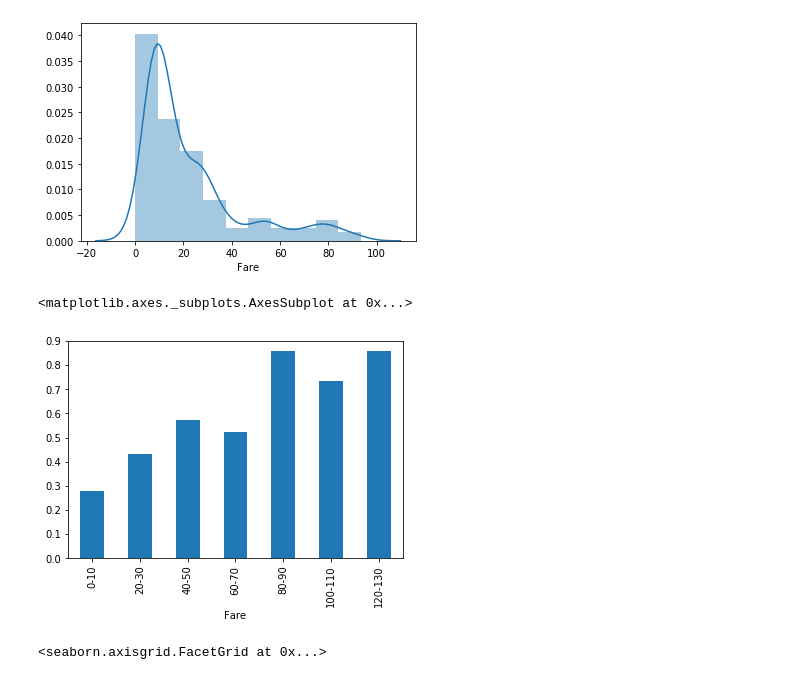
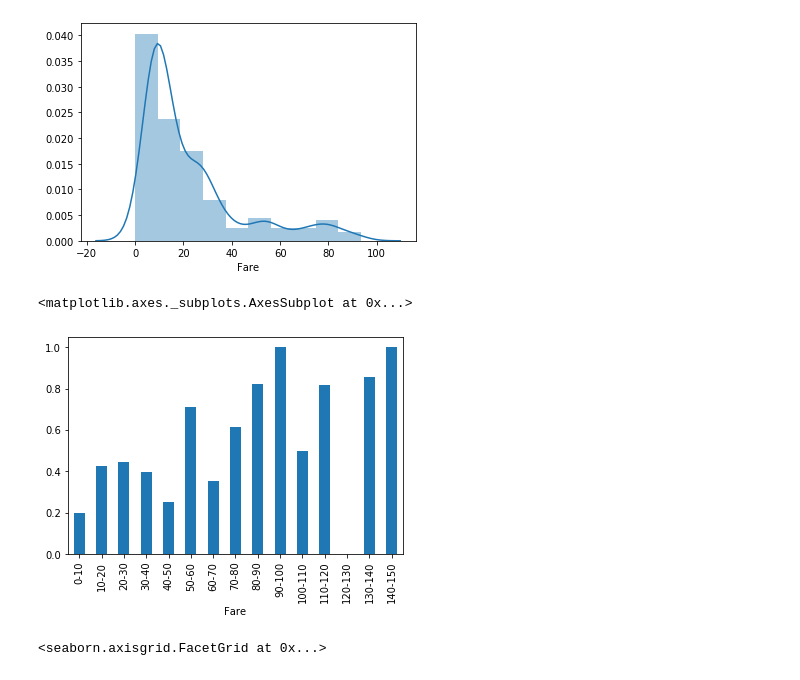
Before and after one commit to predora005/kaggle-practice, a Jupyter notebook: titanic/titanic.ipynb, the cells around one changed output. Saved outputs shown, nothing was run; the diff lists cells and outputs as text; code cells hidden in the pictures.

```diff
--- a/titanic/titanic.ipynb
+++ b/titanic/titanic.ipynb
@@ -237,21 +237,18 @@ sns.distplot(low_fare_data['Fare'], bins=10)
 <matplotlib.axes._subplots.AxesSubplot at 0x...>
 [figure]
 # %%
-# Binning ages every 10 years
-fare_bins_list =  [-1] + list(range(20, 151, 20))
-fare_bins_label_list =  list(range(0, 140, 20))
+# Binning fare every 10
+fare_bins_list =  [-1] + list(range(10, 151, 10))
+fare_bins_label_list =  list(range(0, 150, 10))
 fare_bins_label = [ "{0}-{1}".format(fare, fare + 10) for fare in (fare_bins_label_list) ]
 fare_bins = pd.cut(train_data['Fare'],  bins=fare_bins_list, labels=fare_bins_label)
-#print(fare_bins)
-#fare_bins = pd.qcut(log_fare_df['Log_Fare'], 10)
-#fare_bins = pd.cut(low_fare['Fare'], 30)
 
 # Group by Fare and calculate average
 fare_grouped_data = train_data.groupby(fare_bins).mean()
 fare_grouped_data['Survived'].plot(kind='bar')
 # %% [output]
 <matplotlib.axes._subplots.AxesSubplot at 0x...>
-[figure, old version]
+[figure, new version]
 # %%
 sns.lmplot(data=train_data, x="Age", y="Fare", hue="Survived", fit_reg=False)
 # %% [output]
```
Also changed, not shown: parts of 16 cells of this notebook.
